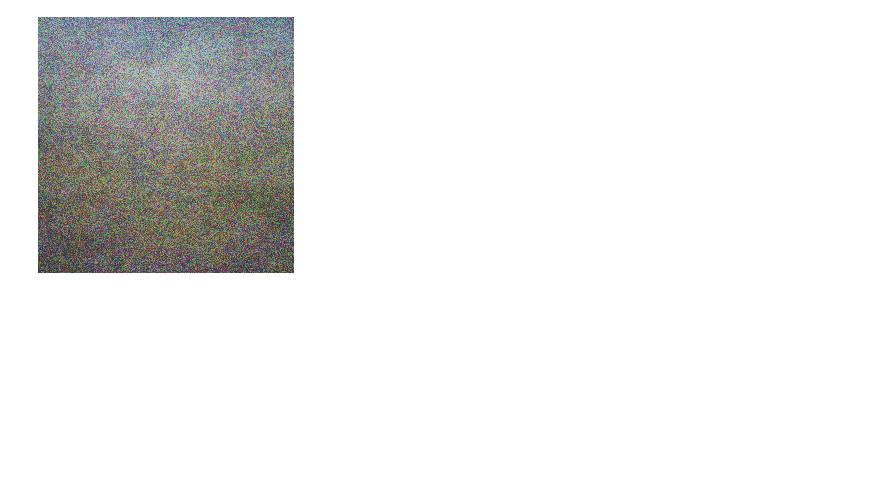
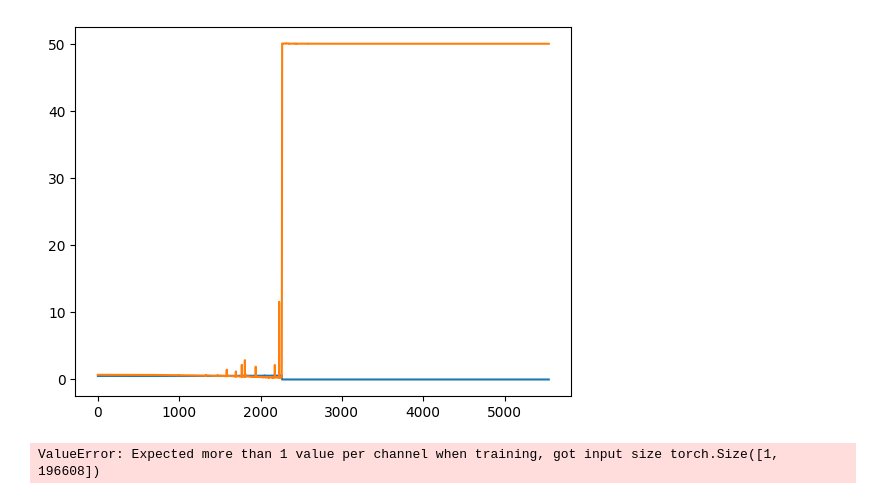
Before and after one commit to Trickshotblaster/nn-practices, a Jupyter notebook: minipicasso.ipynb, the cells around one changed output. Cells and saved outputs as stored; diff of their text form; code cells hidden in the pictures; blank space fills up the shorter version.

```diff
--- a/minipicasso.ipynb
+++ b/minipicasso.ipynb
@@ -111,11 +140,19 @@ import torchvision
+# %%
+import matplotlib.pyplot as plt
+plt.plot(stepi, glossi, label='g loss')
+plt.plot(stepi, dlossi, label='d loss')
+plt.show()
+# %% [output]
+[figure, added]
 # %%
 with torch.no_grad():
-    ins = torch.randn(10).to(device)
-    net_out = net(ins).view(3, 256, 256)
-    image = torchvision.transforms.functional.to_pil_image(net_out)
-    display(image)
+    for x in range(5):
+        ins = torch.randn(1, 3* 256 * 256).to(device)
+        net_out = net(ins).view(3, 256, 256)
+        image = torchvision.transforms.functional.to_pil_image(net_out)
+        display(image)
 # %% [output]
-[figure, removed]
+ValueError: Expected more than 1 value per channel when training, got input size torch.Size([1, 196608])
 # %%
 #import zipfile
 #from PIL import Image
```
Also changed, not shown: parts of 12 cells of this notebook.
